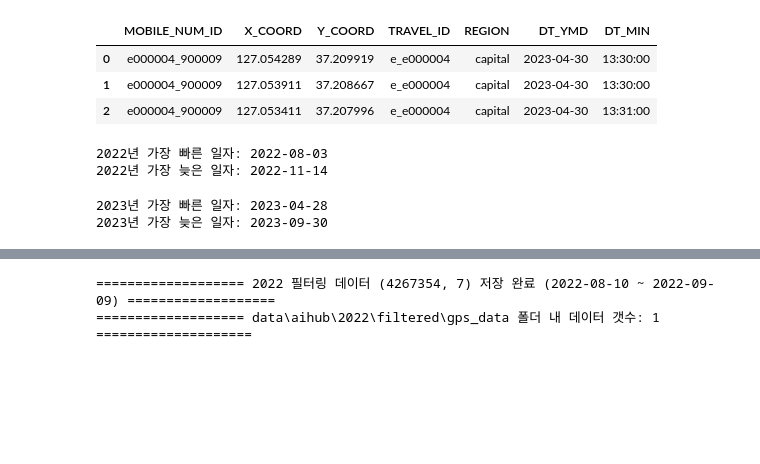
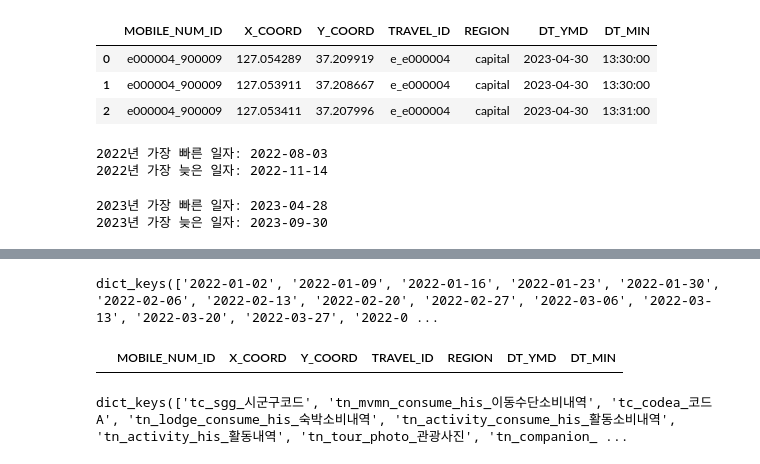
Before and after one commit to DencingParty/travel-data-engineering, a Jupyter notebook: one_week_data_for_test.ipynb, the cells around one changed output, grey strips where cells are left out. Drawn from its saved outputs; the diff is of its cells as text; code cells hidden in the pictures; blank space fills up the shorter version.

```diff
--- a/one_week_data_for_test.ipynb
+++ b/one_week_data_for_test.ipynb
@@ -363,5 +385,0 @@ tn_activity_consume_his_활동소비내역 데이터셋 저장 시작
-# %%
-store_filtered_data(filtered_gps_dfs_22, is_gps="yes", start_date="2022-08-10", end_date="2022-09-09")
-# %% [output]
-=================== 2022 필터링 데이터 (4267354, 7) 저장 완료 (2022-08-10 ~ 2022-09-09) ===================
-=================== data\aihub\2022\filtered\gps_data 폴더 내 데이터 갯수: 1 ====================
@@ -367,0 +442,12 @@ store_filtered_data(filtered_gps_dfs_22, is_gps="yes", start_date="2022-08-10",
+# %%
+gps_dict_default.keys()
+# %% [output]
+dict_keys(['2022-01-02', '2022-01-09', '2022-01-16', '2022-01-23', '2022-01-30', '2022-02-06', '2022-02-13', '2022-02-20', '2022-02-27', '2022-03-06', '2022-03-13', '2022-03-20', '2022-03-27', '2022-0 ...
+# %%
+gps_dict_default["2022-01-02"]
+# %% [output]
+|  | MOBILE_NUM_ID | X_COORD | Y_COORD | TRAVEL_ID | REGION | DT_YMD | DT_MIN |
+# %%
+region_dict_default["2022-01-02"].keys()
+# %% [output]
+dict_keys(['tc_sgg_시군구코드', 'tn_mvmn_consume_his_이동수단소비내역', 'tc_codea_코드A', 'tn_lodge_consume_his_숙박소비내역', 'tn_activity_consume_his_활동소비내역', 'tn_activity_his_활동내역', 'tn_tour_photo_관광사진', 'tn_companion_ ...
```
Also changed, not shown: parts of 31 cells of this notebook, 6 other files.
